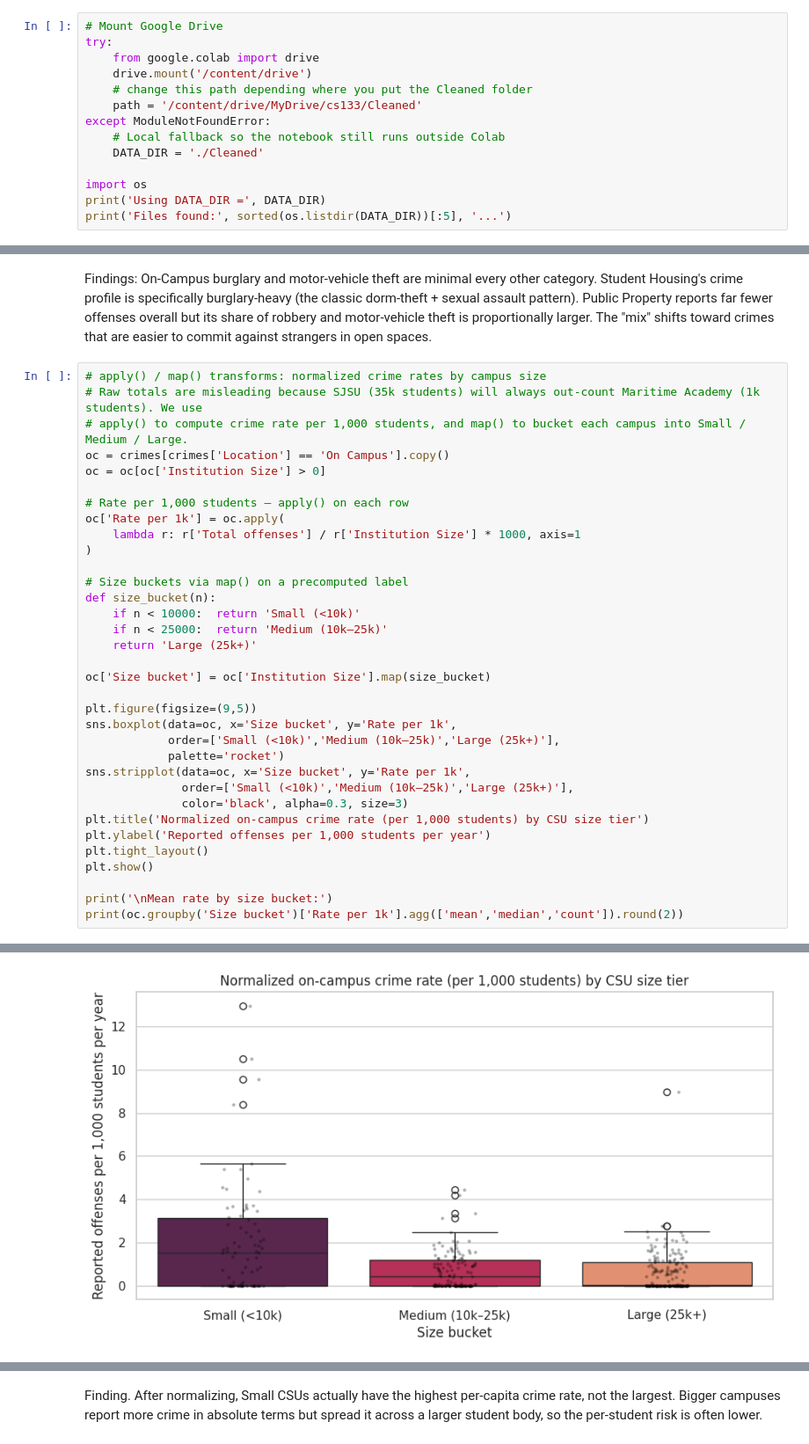
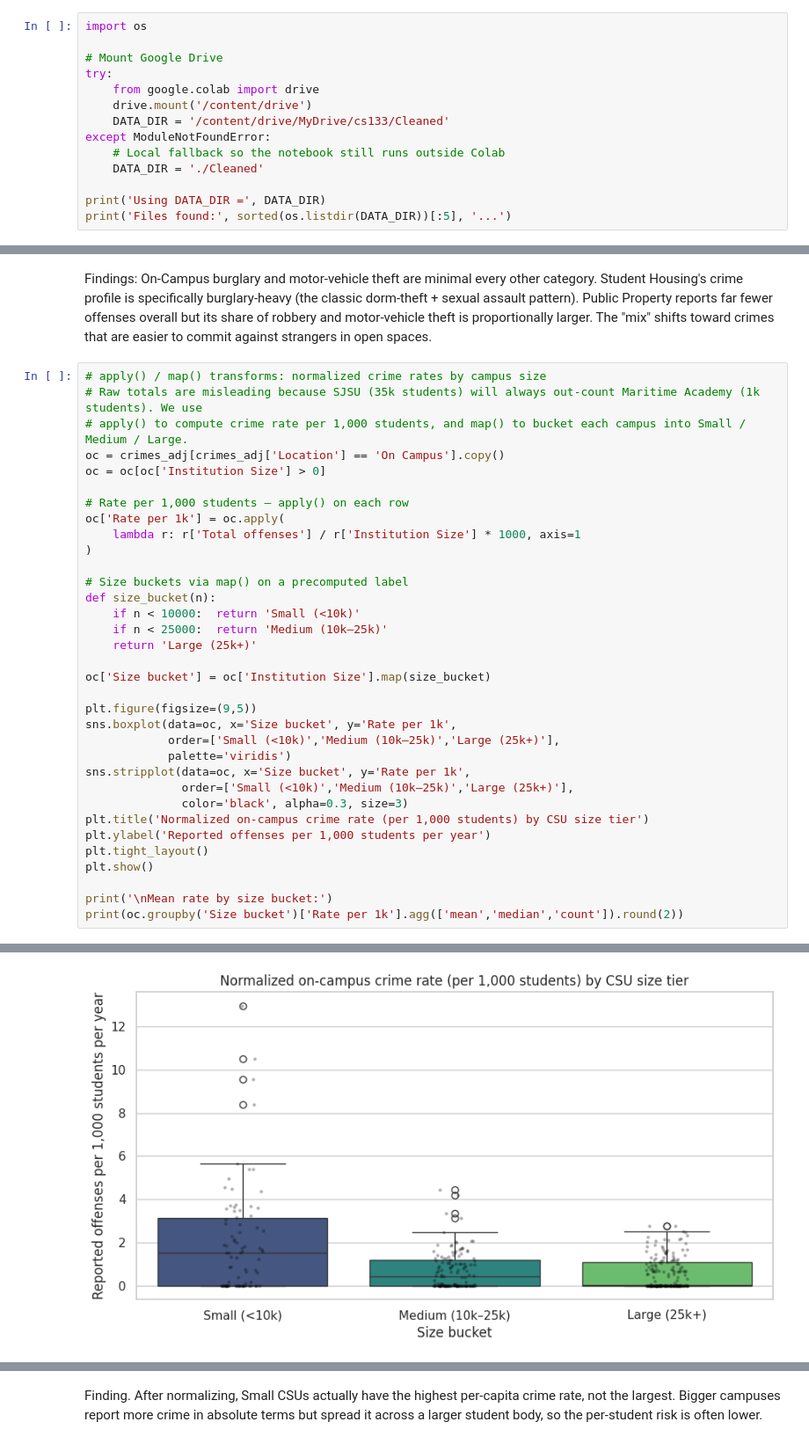
Before and after one commit to CS133-DataVisualization/term-project-crimefighters101, a Jupyter notebook: Project Assignments/CSU_Crime_Consolidated.ipynb, the cells around one changed output, grey strips where cells are left out. Shown at 88% size. Saved outputs shown, nothing was run; the diff lists cells and outputs as text.

```diff
--- a/Project Assignments/CSU_Crime_Consolidated.ipynb
+++ b/Project Assignments/CSU_Crime_Consolidated.ipynb
@@ -12,17 +12,17 @@
 # %% [markdown]
 ###Load Data and Environment Set Up
 # %%
+import os
+
 # Mount Google Drive
 try:
     from google.colab import drive
     drive.mount('/content/drive')
-    # change this path depending where you put the Cleaned folder
-    path = '/content/drive/MyDrive/cs133/Cleaned'
+    DATA_DIR = '/content/drive/MyDrive/cs133/Cleaned'
 except ModuleNotFoundError:
     # Local fallback so the notebook still runs outside Colab
     DATA_DIR = './Cleaned'
 
-import os
 print('Using DATA_DIR =', DATA_DIR)
 print('Files found:', sorted(os.listdir(DATA_DIR))[:5], '...')
 # %% [output]
@@ -371,7 +378,7 @@ Findings: On-Campus burglary and motor-vehicle theft are minimal every other cat
 # apply() / map() transforms: normalized crime rates by campus size
 # Raw totals are misleading because SJSU (35k students) will always out-count Maritime Academy (1k students). We use
 # apply() to compute crime rate per 1,000 students, and map() to bucket each campus into Small / Medium / Large.
-oc = crimes[crimes['Location'] == 'On Campus'].copy()
+oc = crimes_adj[crimes_adj['Location'] == 'On Campus'].copy()
 oc = oc[oc['Institution Size'] > 0]
 
 # Rate per 1,000 students – apply() on each row
@@ -390,7 +397,7 @@ oc['Size bucket'] = oc['Institution Size'].map(size_bucket)
 plt.figure(figsize=(9,5))
 sns.boxplot(data=oc, x='Size bucket', y='Rate per 1k',
             order=['Small (<10k)','Medium (10k–25k)','Large (25k+)'],
-            palette='rocket')
+            palette='viridis')
 sns.stripplot(data=oc, x='Size bucket', y='Rate per 1k',
               order=['Small (<10k)','Medium (10k–25k)','Large (25k+)'],
               color='black', alpha=0.3, size=3)
@@ -408,4 +413,4 @@ Passing `palette` without assigning `hue` is deprecated and will be removed in v
-[figure, old version]
+[figure, new version]
 Mean rate by size bucket:
                   mean  median  count
 Size bucket
```
Also changed, not shown: parts of 17 cells of this notebook.
